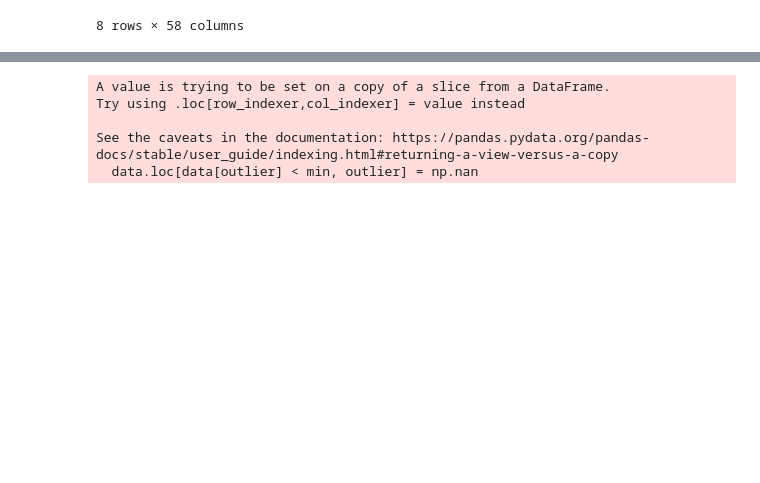
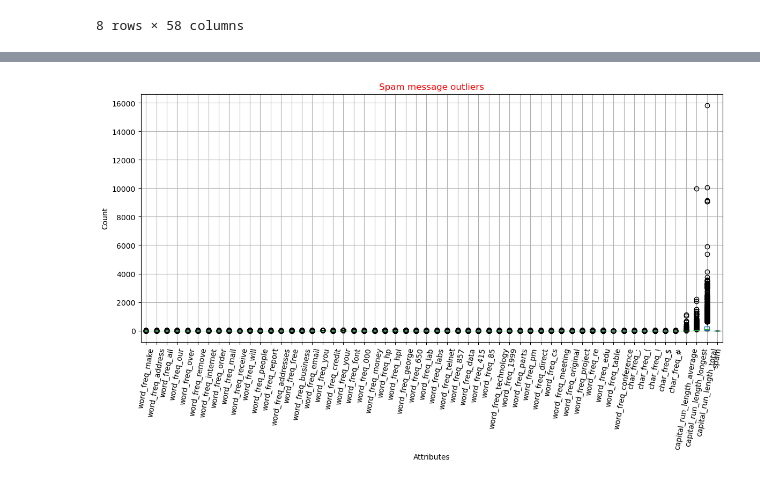
Before and after one commit to Sandushke/Machine-Learning-CW, a Jupyter notebook: Machine Learning CW/Spam email classification.ipynb, the cells around one changed output, grey strips where cells are left out. Cells and saved outputs as stored; diff of their text form; code cells hidden in the pictures; blank space fills up the shorter version.

```diff
--- a/Machine Learning CW/Spam email classification.ipynb
+++ b/Machine Learning CW/Spam email classification.ipynb
@@ -127,6 +122,5 @@ spamData['spam'].value_counts()
 Name: spam, dtype: int64
 # %%
 #Set 0 as no spam and spam as emails as 1
-spamData.spam[spamData['spam'] == 1] ='spam'
-spamData.spam[spamData['spam'] == 0] ='No spam'
-spamData.head(10)
+# spamData.spam[spamData['spam'] == 1] ='spam'
+# spamData.spam[spamData['spam'] == 0] ='No spam'
@@ -150,15 +127,20 @@ See the caveats in the documentation: https://pandas.pydata.org/pandas-docs/stab
+# %%
+#Plot the outliers table
+plt.figure(figsize = (14,6))
+chart = spamData.boxplot()
+chart.set_xticklabels(chart.get_xticklabels(), rotation = 80)
+plt.title("Spam message outliers", color ='red')
+plt.xlabel('Attributes')
+plt.ylabel('Count')
+plt.show()
+# %% [output]
+[figure, added]
 # %%
-#Using Inter quartile range method setting the outliers as null values
+#Using IQR method setting the outliers as null values
 for outlier in ["capital_run_length_average", "capital_run_length_longest", "capital_run_length_total"]:
-    quart75, quart25 = np.percentile(data.loc[:,outlier], [75,25])
+    quart75, quart25 = np.percentile(spamData.loc[:,outlier], [75,25])
     IQR = quart75 - quart25
     max = quart75 + (1.5 * IQR)
     min = quart25 - (1.5 * IQR)
-    data.loc[data[outlier] < min, outlier] = np.nan
-    data.loc[data[outlier] > max, outlier] = np.nan
+    spamData.loc[spamData[outlier] < min, outlier] = np.nan
+    spamData.loc[spamData[outlier] > max, outlier] = np.nan
-# %% [output]
-A value is trying to be set on a copy of a slice from a DataFrame.
-Try using .loc[row_indexer,col_indexer] = value instead
-
-See the caveats in the documentation: https://pandas.pydata.org/pandas-docs/stable/user_guide/indexing.html#returning-a-view-versus-a-copy
-  data.loc[data[outlier] < min, outlier] = np.nan
```
Also changed, not shown: parts of 38 cells of this notebook.
